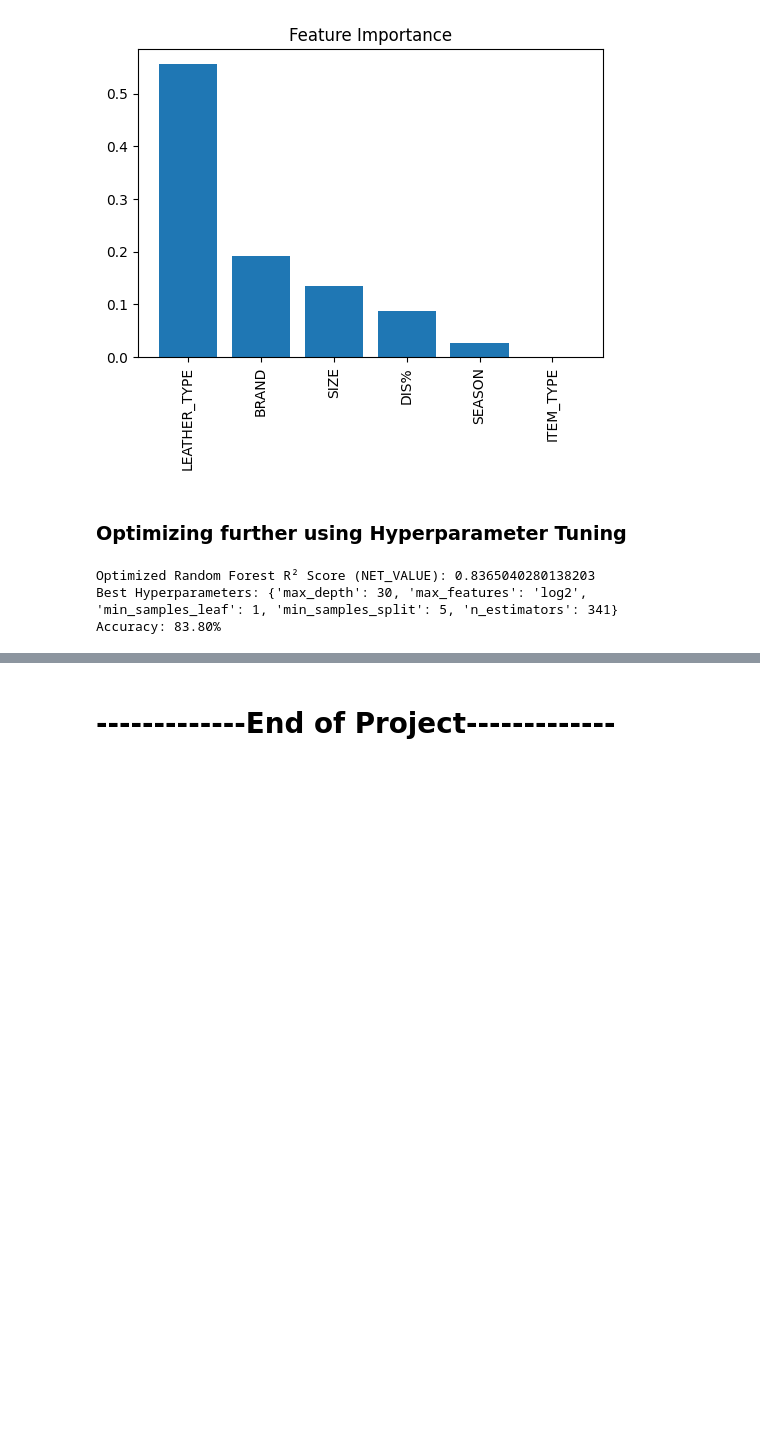
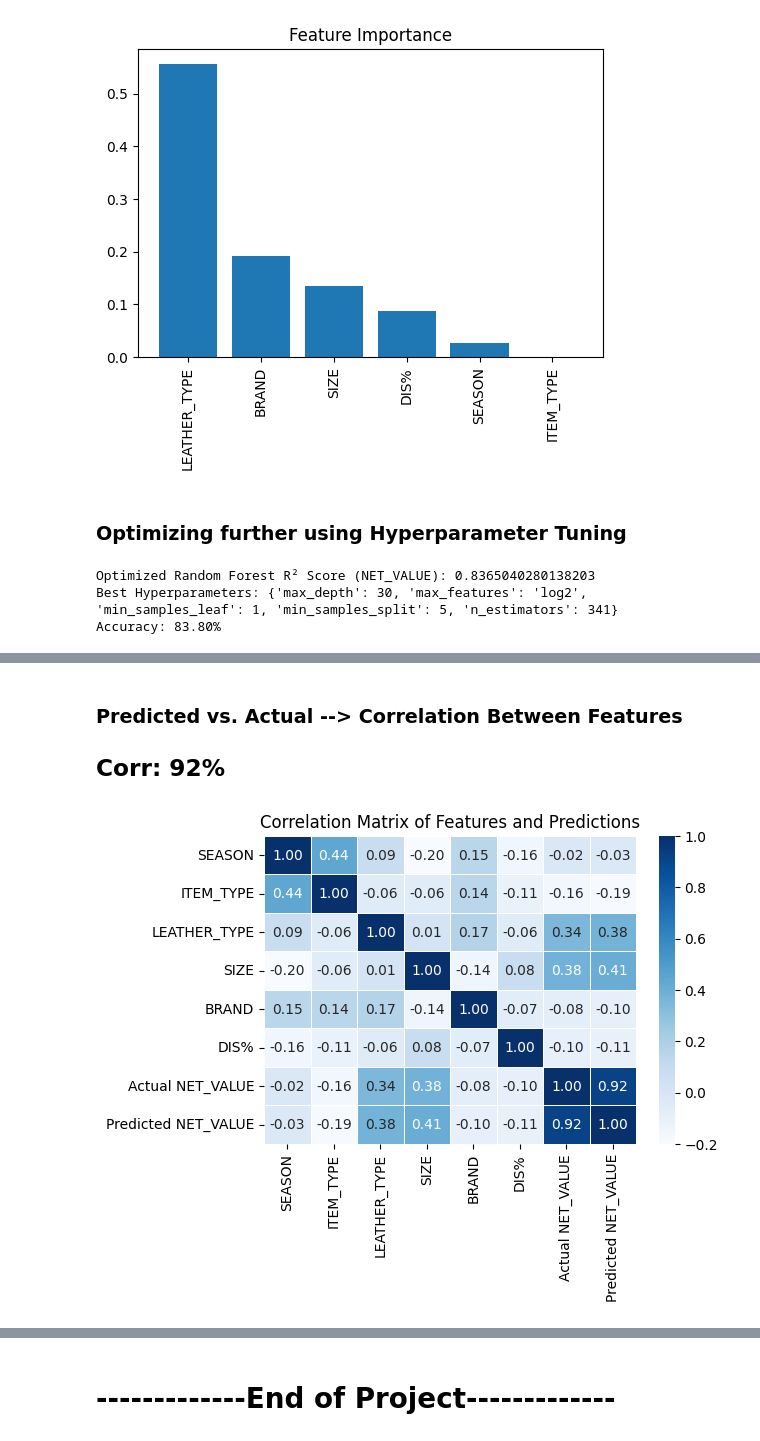
Before and after one commit to ac-26/shoe-store-demand-forecasting, a Jupyter notebook: minor_project.ipynb, the cells around one changed output, grey strips where cells are left out. Cells and saved outputs as stored; diff of their text form; code cells hidden in the pictures; blank space fills up the shorter version.

```diff
--- a/minor_project.ipynb
+++ b/minor_project.ipynb
@@ -1312,0 +1309,21 @@ Accuracy: 83.80%
+# %% [markdown]
+### Predicted vs. Actual --> Correlation Between Features
+
+## **Corr: 92%**
+# %%
+import seaborn as sns
+import pandas as pd
+import matplotlib.pyplot as plt
+
+df_corr = pd.DataFrame(X_test, columns=X_train.columns)
+df_corr["Actual NET_VALUE"] = y_test
+df_corr["Predicted NET_VALUE"] = y_pred
+
+corr_matrix = df_corr.corr()
+
+plt.figure(figsize=(6, 4))
+sns.heatmap(corr_matrix, annot=True, cmap="Blues", fmt=".2f", linewidths=0.5)
+plt.title("Correlation Matrix of Features and Predictions")
+plt.show()
+# %% [output]
+[figure, added]
```
Also changed, not shown: parts of 23 cells of this notebook.
